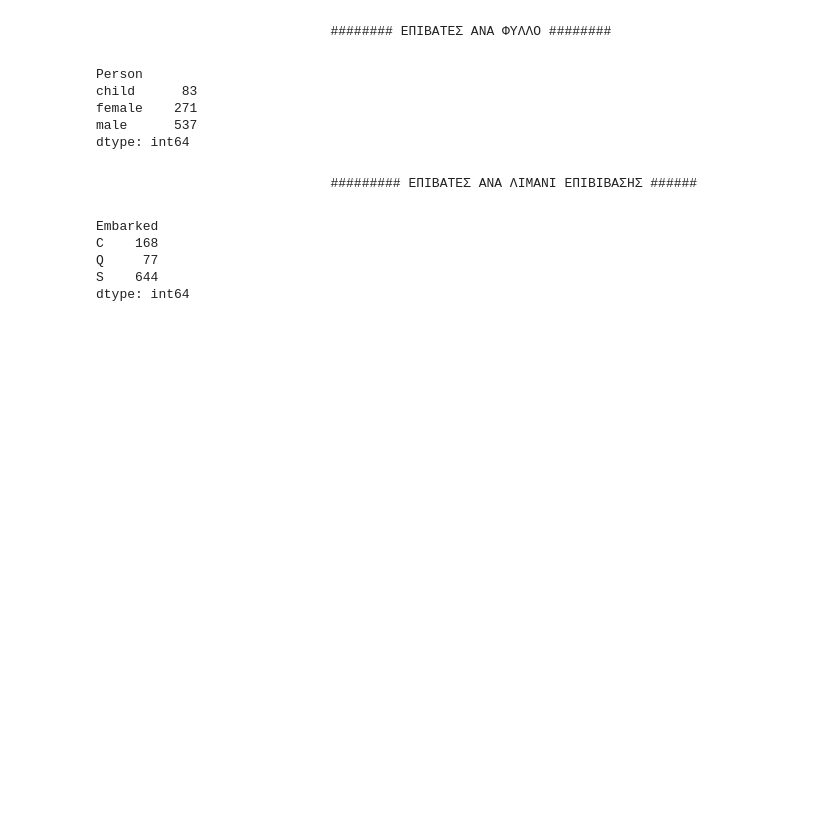
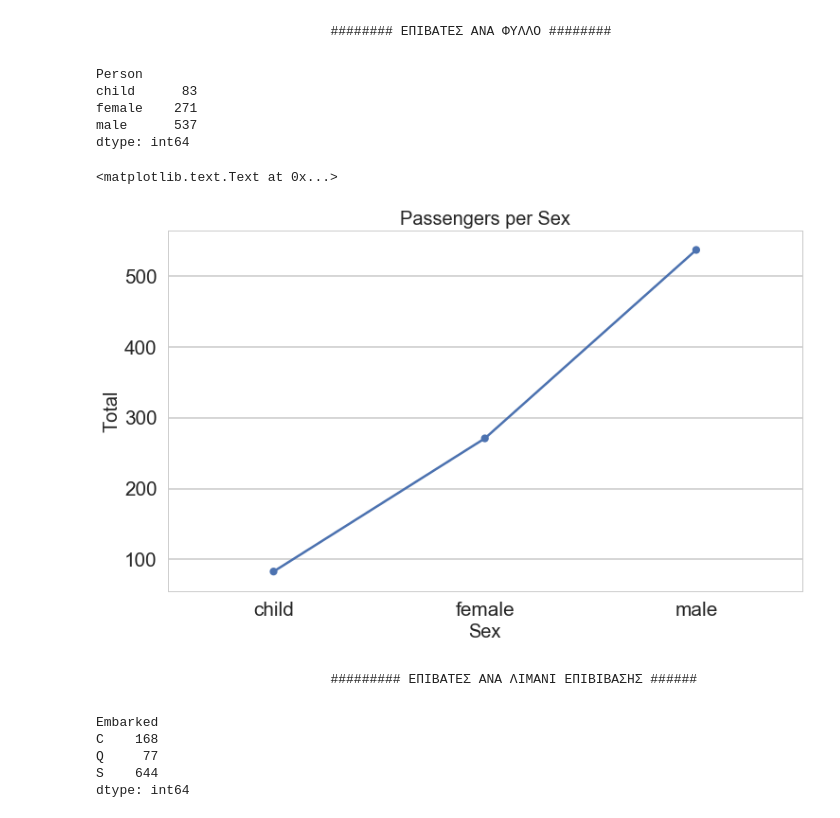
Before and after one commit to stefanosarta/titanic, a Jupyter notebook: titanic.ipynb, the cells around one changed output. Saved outputs shown, nothing was run; the diff lists cells and outputs as text; code cells hidden in the pictures; blank space fills up the shorter version.

```diff
--- a/titanic.ipynb
+++ b/titanic.ipynb
@@ -105,6 +144,18 @@ child      83
 female    271
 male      537
 dtype: int64
+# %%
+plt.figure(figsize=(12,7))
+sns.set_style('whitegrid')
+sns.set_context('poster',font_scale=1.3)
+ax = sns.pointplot(x=sorted(train_df.Person.unique()), y = train_df.groupby(['Person']).size(),
+              scale=0.5)
+ax.axes.set_title("Passengers per Sex",fontsize=20)
+ax.set_xlabel("Sex",fontsize=20)
+ax.set_ylabel("Total",fontsize=20)
+# %% [output]
+<matplotlib.text.Text at 0x...>
+[figure, added]
 # %% [markdown]
                                 ######### ΕΠΙΒΑΤΕΣ ΑΝΑ ΛΙΜΑΝΙ ΕΠΙΒΙΒΑΣΗΣ ######
 # %%
```
Also changed, not shown: parts of 43 cells of this notebook.
